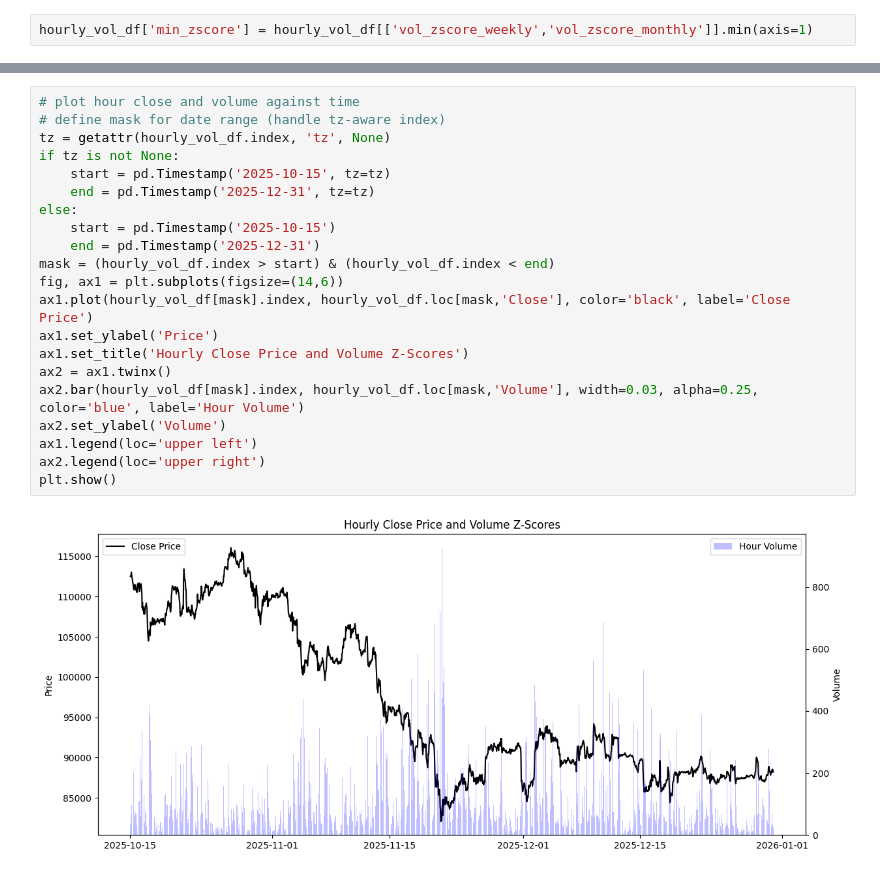
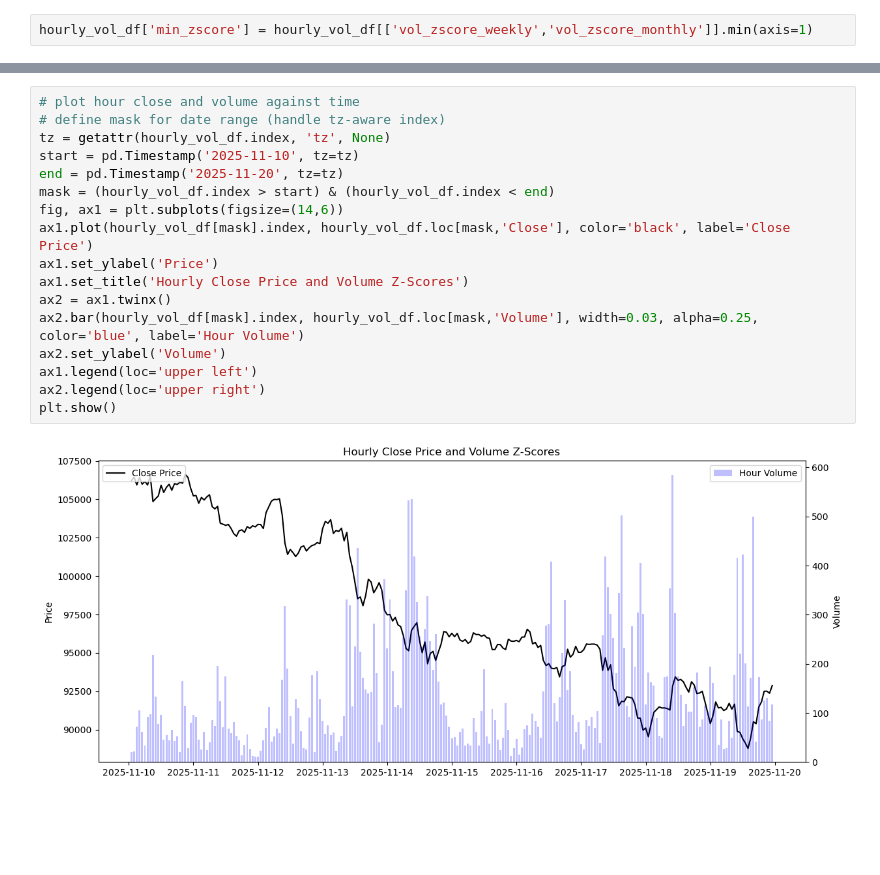
Before and after one commit to zhuyuqiang52/crypto, a Jupyter notebook: crypto_ana.ipynb, the cells around one changed output, grey strips where cells are left out. Drawn from its saved outputs; the diff is of its cells as text; blank space fills up the shorter version.

```diff
--- a/crypto_ana.ipynb
+++ b/crypto_ana.ipynb
@@ -949,26 +1148,22 @@ plt.show()
 # %%
 # plot hour close and volume against time
 # define mask for date range (handle tz-aware index)
 tz = getattr(hourly_vol_df.index, 'tz', None)
-if tz is not None:
-    start = pd.Timestamp('2025-10-15', tz=tz)
-    end = pd.Timestamp('2025-12-31', tz=tz)
-else:
-    start = pd.Timestamp('2025-10-15')
-    end = pd.Timestamp('2025-12-31')
+start = pd.Timestamp('2025-11-10', tz=tz)
+end = pd.Timestamp('2025-11-20', tz=tz)
 mask = (hourly_vol_df.index > start) & (hourly_vol_df.index < end)
 fig, ax1 = plt.subplots(figsize=(14,6))
 ax1.plot(hourly_vol_df[mask].index, hourly_vol_df.loc[mask,'Close'], color='black', label='Close Price')
 ax1.set_ylabel('Price')
 ax1.set_title('Hourly Close Price and Volume Z-Scores')
 ax2 = ax1.twinx()
 ax2.bar(hourly_vol_df[mask].index, hourly_vol_df.loc[mask,'Volume'], width=0.03, alpha=0.25, color='blue', label='Hour Volume')
 ax2.set_ylabel('Volume')
 ax1.legend(loc='upper left')
 ax2.legend(loc='upper right')
 plt.show()
 # %% [output]
-[figure, old version]
+[figure, new version]
 # %%
 hourly_vol_df[mask]
 # %% [output]
```
Also changed, not shown: parts of 27 cells of this notebook.
